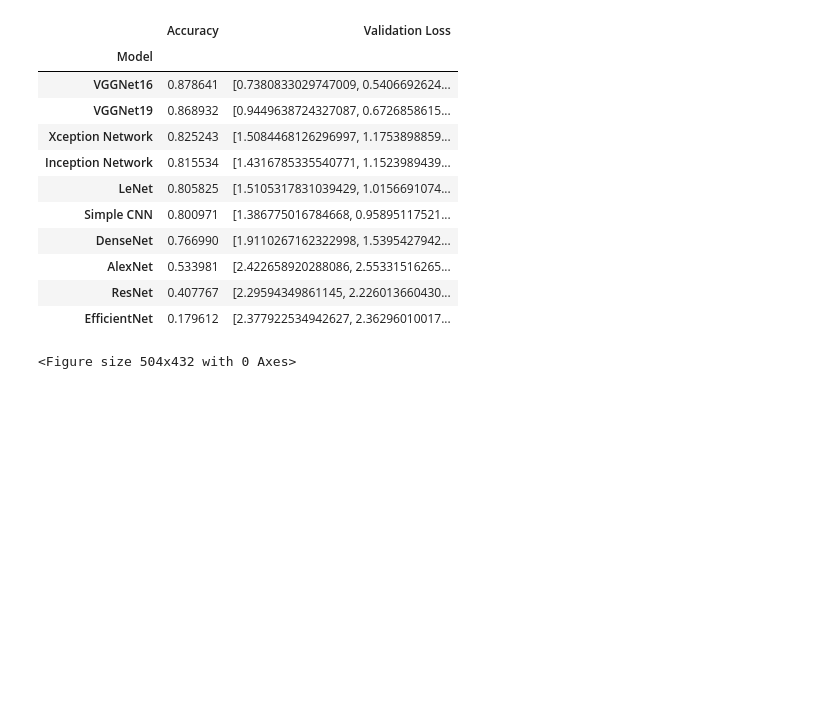
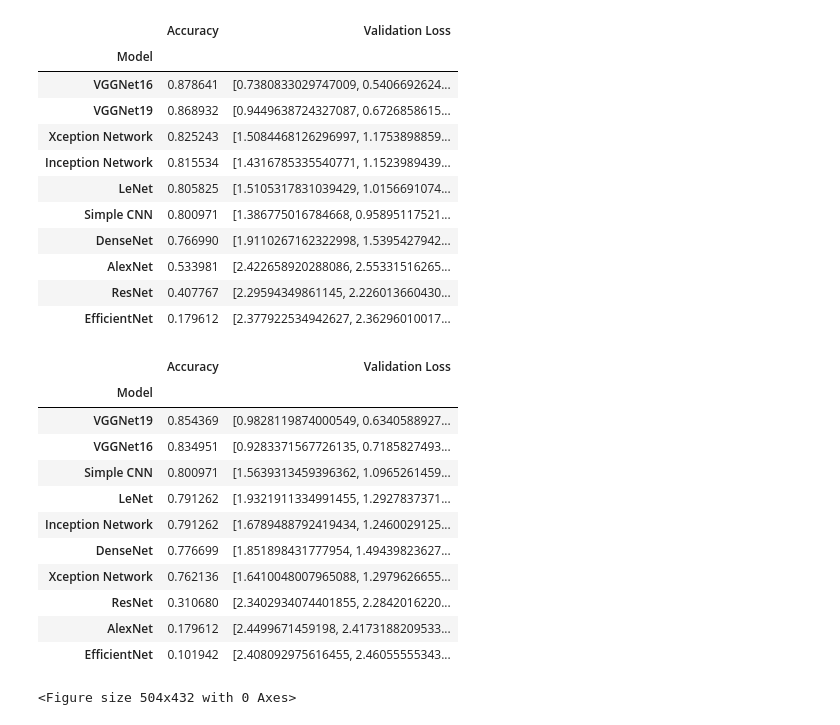
Before and after one commit to isrkan/DataSciencePractice, a Jupyter notebook: Product image classification using deep learning methods.ipynb, the cells around one changed output. Drawn from its saved outputs; the diff is of its cells as text; code cells hidden in the pictures; blank space fills up the shorter version.

```diff
--- a/Product image classification using deep learning methods.ipynb
+++ b/Product image classification using deep learning methods.ipynb
@@ -29,10 +29,10 @@ import warnings
 warnings.filterwarnings("ignore", category=UserWarning)
 # %%
 # Path to the folder containing product images
-image_folder = "C:/Pictures/"
+image_folder = "C:/Users/Israel/Documents/subjects/thesis/data/Pictures/"
 
 # Load the Excel file into a Pandas DataFrame
-excel_file = "C:/Pictures/product_list.xlsx"
+excel_file = "C:/Users/Israel/Documents/subjects/thesis/data/Pictures/product_list.xlsx"
 data = pd.read_excel(excel_file)
 data['Exist'] = 0
 
@@ -149,6 +149,26 @@ train_indices, val_indices = next(splitter.split(data, data["Label"]))
 train_data = data.iloc[train_indices]
 val_data = data.iloc[val_indices]
 #train_data, val_data = train_test_split(data, test_size=0.2, random_state=42)
+# %%
+# Balance the data in the training set
+label_counts = train_data["Label"].value_counts()
+# Get the number of samples for the least frequent label
+n_samples = 70
+
+balanced_data = pd.DataFrame()
+for label in label_counts.index:
+    indices = train_data[train_data["Label"] == label].index
+    # Randomly sample n_samples indices
+    if len(indices)>= n_samples:
+        sampled_indices = np.random.choice(indices, size=n_samples, replace=False)
+    else:
+        sampled_indices = np.random.choice(indices, size=len(indices), replace=False)
+    sampled_data = train_data.loc[sampled_indices]
+    balanced_data = pd.concat([balanced_data, sampled_data], axis=0)
+
+# Shuffle the balanced data
+balanced_data = balanced_data.sample(frac=1, random_state=42)
+train_data = balanced_data
 # %%
 # Define the image size
 image_size = (224, 224)
@@ -608,6 +628,23 @@ log_models
 | AlexNet | 0.533981 | [2.422658920288086, 2.55331516265... |
 | ResNet | 0.407767 | [2.29594349861145, 2.226013660430... |
 | EfficientNet | 0.179612 | [2.377922534942627, 2.36296010017... |
+# %%
+log_models = log_models.set_index('Model')
+log_models = log_models.sort_values(by="Accuracy",ascending=False)
+log_models
+# %% [output]
+|  | Accuracy | Validation Loss |
+| Model |  |  |
+| VGGNet19 | 0.854369 | [0.9828119874000549, 0.6340588927... |
+| VGGNet16 | 0.834951 | [0.9283371567726135, 0.7185827493... |
+| Simple CNN | 0.800971 | [1.5639313459396362, 1.0965261459... |
+| LeNet | 0.791262 | [1.9321911334991455, 1.2927837371... |
+| Inception Network | 0.791262 | [1.6789488792419434, 1.2460029125... |
+| DenseNet | 0.776699 | [1.851898431777954, 1.49439823627... |
+| Xception Network | 0.762136 | [1.6410048007965088, 1.2979626655... |
+| ResNet | 0.310680 | [2.3402934074401855, 2.2842016220... |
+| AlexNet | 0.179612 | [2.4499671459198, 2.4173188209533... |
+| EfficientNet | 0.101942 | [2.408092975616455, 2.46055555343... |
 # %%
 plt.figure(figsize=(7, 6))
 log_models.plot.barh()
```
Also changed, not shown: parts of 11 cells of this notebook.
